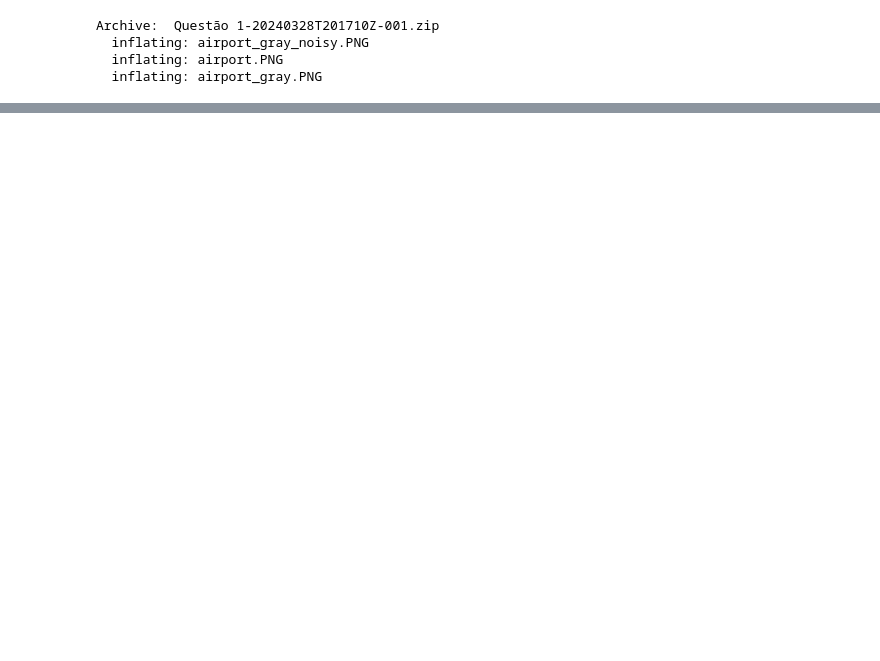
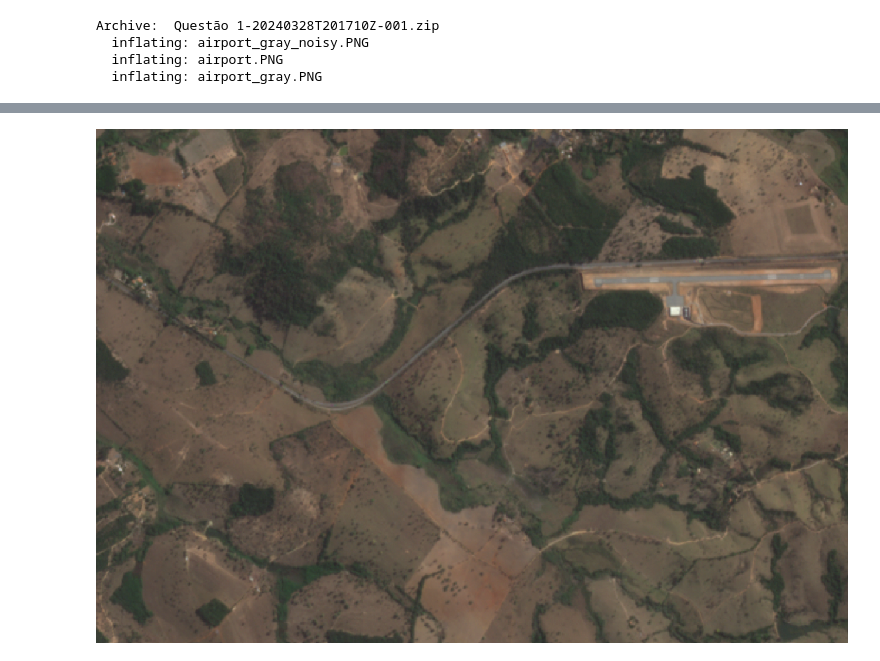
Before and after one commit to yurimarca/FIESC-VisaoComputacional, a Jupyter notebook: Resolucoes/Questao1/Resolucao1.ipynb, the cells around one changed output, grey strips where cells are left out. Saved outputs shown, nothing was run; the diff lists cells and outputs as text; code cells hidden in the pictures; blank space fills up the shorter version.

```diff
--- a/Resolucoes/Questao1/Resolucao1.ipynb
+++ b/Resolucoes/Questao1/Resolucao1.ipynb
@@ -22,0 +30,5 @@ Archive:  Questão 1-20240328T201710Z-001.zip
+# %%
+from IPython.display import Image
+Image(filename='airport.PNG')
+# %% [output]
+[figure, added]
```
Also changed, not shown: parts of 15 cells of this notebook.
